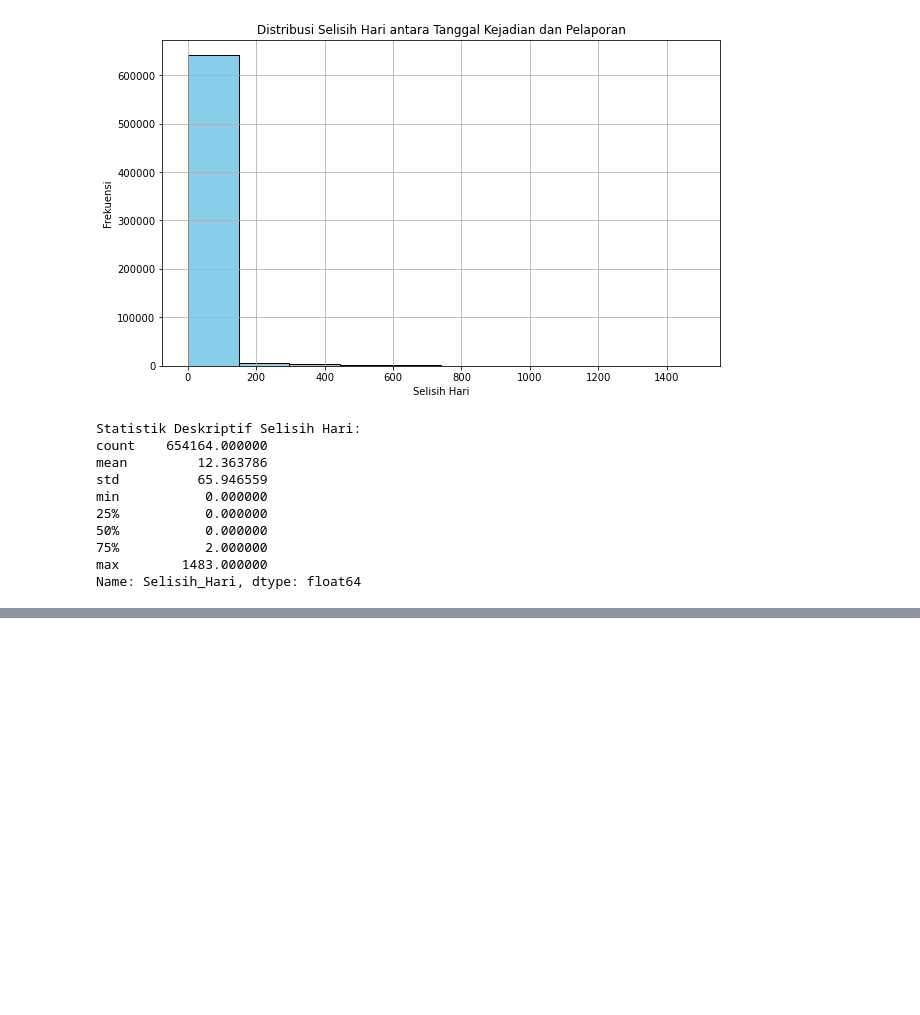
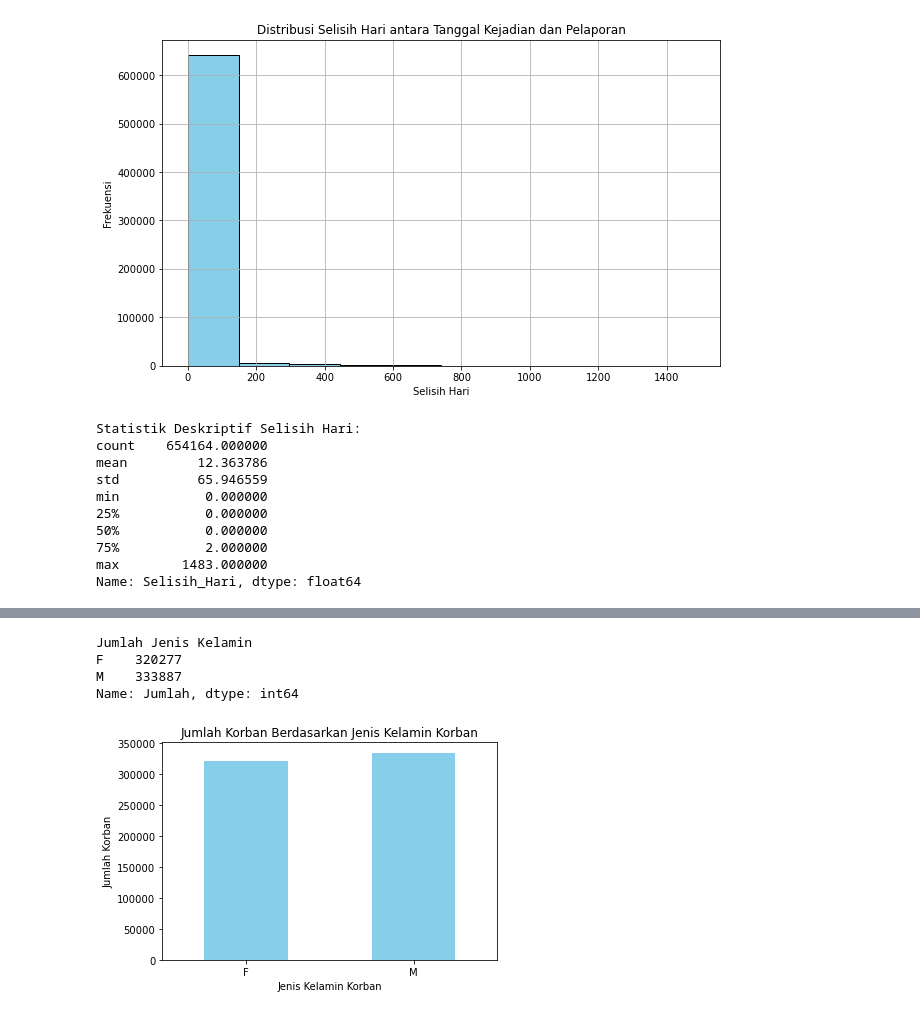
Before and after one commit to RIFF7/capstone-project, a Jupyter notebook: capstone_project.ipynb, the cells around one changed output, grey strips where cells are left out. Cells and saved outputs as stored; diff of their text form; code cells hidden in the pictures; blank space fills up the shorter version.

```diff
--- a/capstone_project.ipynb
+++ b/capstone_project.ipynb
@@ -1372,0 +1417,13 @@ data_clean
+# %%
+# Grouping dan Aggregasi untuk menghitung jumlah kejahatan dari setiap jenis
+crime_count_jk = data_clean.groupby(['DescKej', 'JenisKelKor']).size().reset_index(name = 'Jumlah')
+
+# Mengurutkan berdasarkan jumlah kejahatan secara descending
+crime_count_sort_jk = crime_count_jk.sort_values(by = 'Jumlah', ascending = False)
+
+# Rename Kolom
+crime_count_sort_jk = crime_count_sort_jk.rename(columns = {'DescKej': 'Deskripsi Kejahatan', 'JenisKelKor': 'Jumlah Jenis Kelamin'})
+
+# Menampilkan 10 Kejahatan Paling Umum
+print("10 Jenis Tindak Kejahatan Paling Umum:")
+crime_count_sort_jk.head(10)
@@ -1372,0 +1443,20 @@ data_clean
+# %%
+# Grouping berdasarkan Jenis Kelamin Korban
+group_data_jk = crime_count_sort_jk.groupby('Jumlah Jenis Kelamin')['Jumlah'].sum()
+# %%
+group_data_jk
+# %% [output]
+Jumlah Jenis Kelamin
+F    320277
+M    333887
+Name: Jumlah, dtype: int64
+# %%
+# Visualisasi
+group_data_jk.plot(kind = 'bar', color = 'skyblue')
+plt.title('Jumlah Korban Berdasarkan Jenis Kelamin Korban')
+plt.xlabel('Jenis Kelamin Korban')
+plt.ylabel('Jumlah Korban')
+plt.xticks(rotation = 0)
+plt.show()
+# %% [output]
+[figure, added]
```
Also changed, not shown: parts of 28 cells of this notebook.
